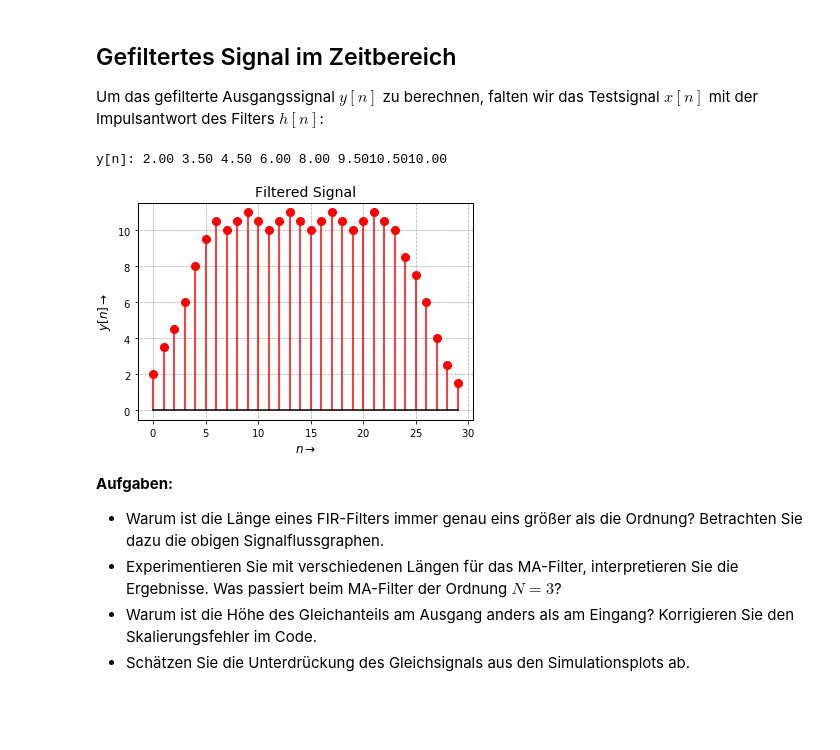
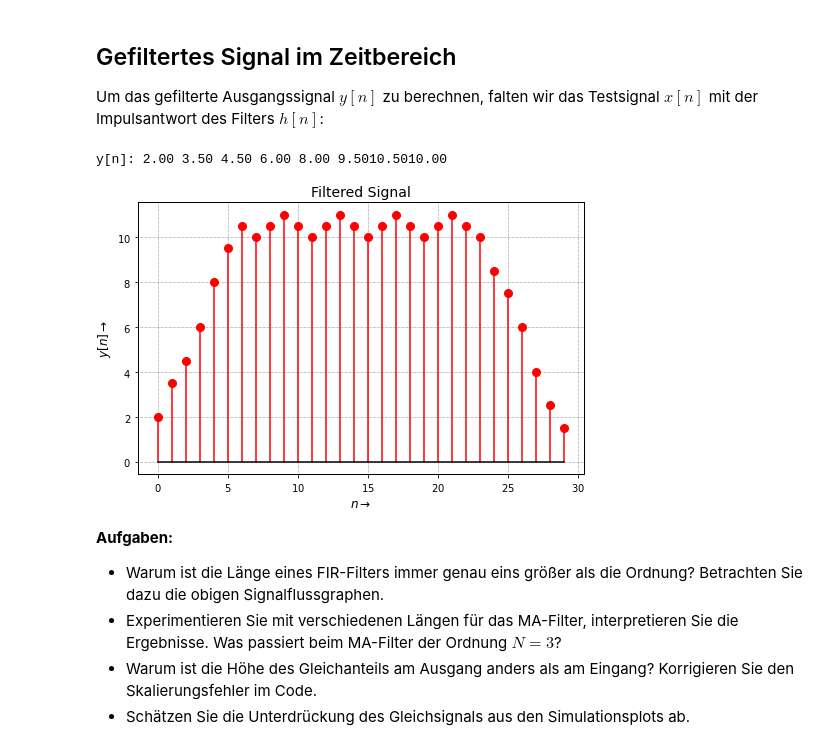
Before and after one commit to chipmuenk/dsp, a Jupyter notebook: notebooks/01_LTI/LTI-Basics.ipynb, the cells around one changed output. Drawn from its saved outputs; the diff is of its cells as text; code cells hidden in the pictures; blank space fills up the shorter version.

```diff
--- a/notebooks/01_LTI/LTI-Basics.ipynb
+++ b/notebooks/01_LTI/LTI-Basics.ipynb
@@ -91,16 +92,16 @@ x[n]: 2.00 | 1.50 | 1.00 | 1.50 | 2.00 | 1.50 | 1.00 | 1.50 |
 ## Gefiltertes Signal im Zeitbereich
 Um das gefilterte Ausgangssignal $y[n]$ zu berechnen, falten wir das Testsignal $x[n]$ mit der Impulsantwort des Filters $h[n]$:
 # %%
-plt.figure()
+fig,ax = plt.subplots(figsize=(8,5))
 yn = np.convolve(xn,h) # convolve signal and response
 print('\ny[n]:', end="")
 for i in range(8): print('{0:5.2f}'.format(yn[i]), end="")
-plt.stem(range(len(yn)), yn, 'r-', 'ro', 'k') # y[n]
-plt.xlabel(r'$n \rightarrow$'); plt.ylabel(r'$y[n] \rightarrow$')
-plt.title('Filtered Signal');
+ax.stem(range(len(yn)), yn, 'r-', 'ro', 'k', use_line_collection=True) # y[n]
+ax.set_xlabel(r'$n \rightarrow$'); plt.ylabel(r'$y[n] \rightarrow$')
+ax.set_title('Filtered Signal');
 # %% [output]
 y[n]: 2.00 3.50 4.50 6.00 8.00 9.5010.5010.00
-[figure, old version]
+[figure, new version]
 # %% [markdown]
 **Aufgaben:**
 - Warum ist die Länge eines FIR-Filters immer genau eins größer als die Ordnung? Betrachten Sie dazu die obigen Signalflussgraphen.
```
Also changed, not shown: parts of 4 cells of this notebook, 3 other files.
